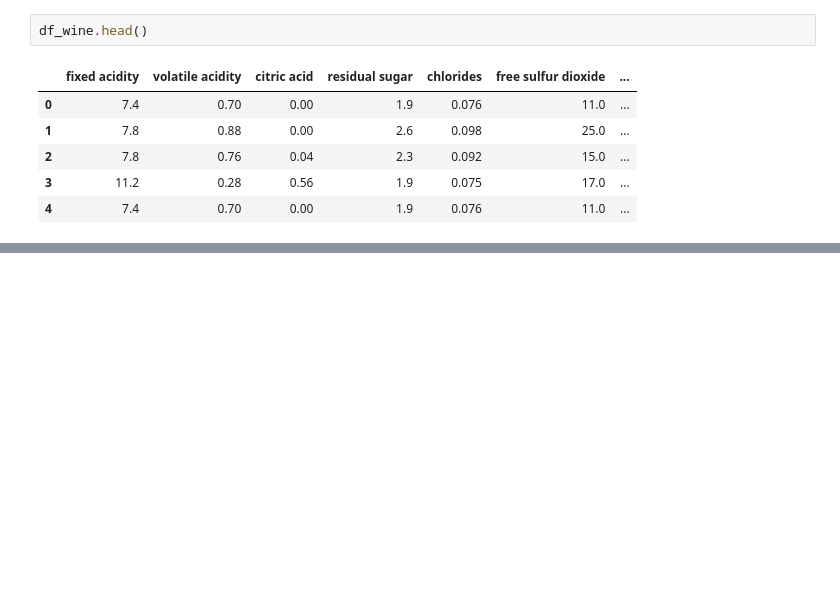
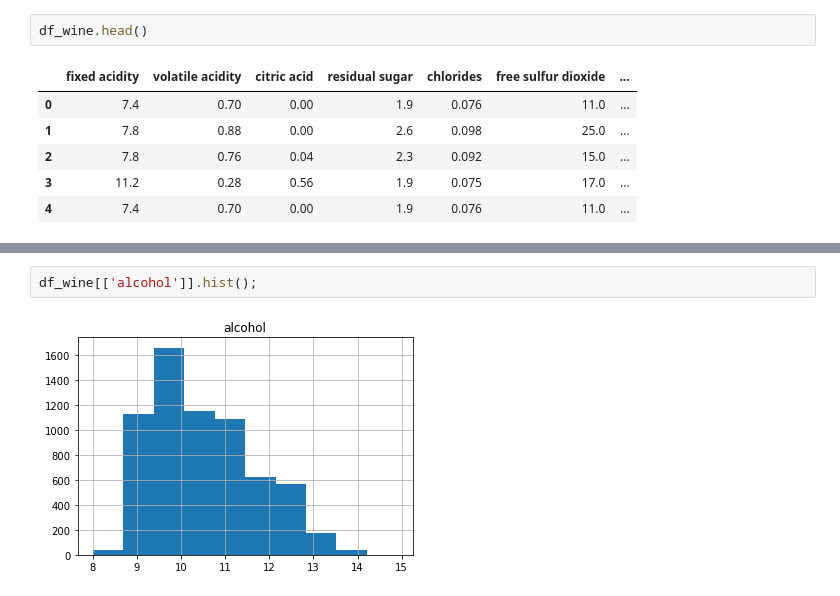
Before and after one commit to viniciuscavalcante1/udacity-data-analyst-nanodegree, a Jupyter notebook: 02-introduction-to-data-analysis/03-the-data-analysis-process-case-study-1/notebook.ipynb, the cells around one changed output, grey strips where cells are left out. Cells and saved outputs as stored; diff of their text form; blank space fills up the shorter version.

```diff
--- a/02-introduction-to-data-analysis/03-the-data-analysis-process-case-study-1/notebook.ipynb
+++ b/02-introduction-to-data-analysis/03-the-data-analysis-process-case-study-1/notebook.ipynb
@@ -142,0 +173,4 @@ df_wine.head()
+# %%
+df_wine[['alcohol']].hist();
+# %% [output]
+[figure, added]
```
Also changed, not shown: parts of 13 cells of this notebook.
